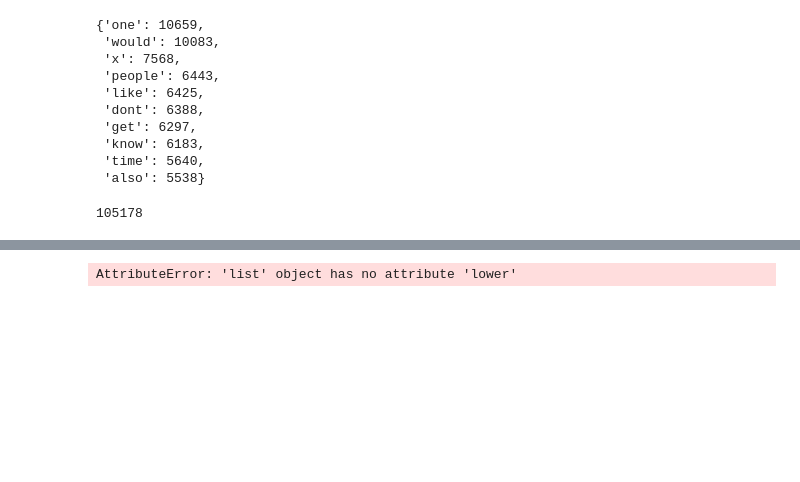
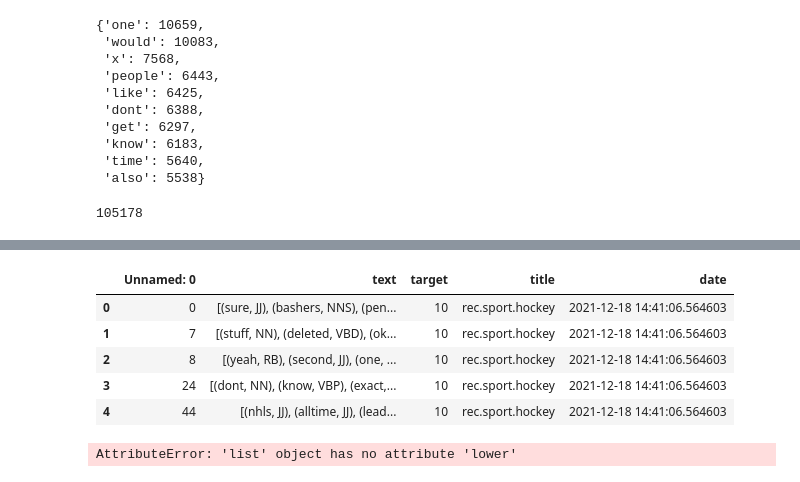
Before and after one commit to danielhlee4/NewsgroupAnalysis, a Jupyter notebook: NewsgroupAnalysis.ipynb, the cells around one changed output, grey strips where cells are left out. Drawn from its saved outputs; the diff is of its cells as text; code cells hidden in the pictures; blank space fills up the shorter version.

```diff
--- a/NewsgroupAnalysis.ipynb
+++ b/NewsgroupAnalysis.ipynb
@@ -261,3 +302,12 @@ df['text'][1000]
+# %%
+df.head()
+# %% [output]
+|  | Unnamed: 0 | text | target | title | date |
+| 0 | 0 | [(sure, JJ), (bashers, NNS), (pen... | 10 | rec.sport.hockey | 2021-12-18 14:41:06.564603 |
+| 1 | 7 | [(stuff, NN), (deleted, VBD), (ok... | 10 | rec.sport.hockey | 2021-12-18 14:41:06.564603 |
+| 2 | 8 | [(yeah, RB), (second, JJ), (one, ... | 10 | rec.sport.hockey | 2021-12-18 14:41:06.564603 |
+| 3 | 24 | [(dont, NN), (know, VBP), (exact,... | 10 | rec.sport.hockey | 2021-12-18 14:41:06.564603 |
+| 4 | 44 | [(nhls, JJ), (alltime, JJ), (lead... | 10 | rec.sport.hockey | 2021-12-18 14:41:06.564603 |
 # %%
 from sklearn.feature_extraction.text import TfidfVectorizer
 def get_weighted_ngrams(text, num_words, ngram):
```
Also changed, not shown: parts of 22 cells of this notebook.
